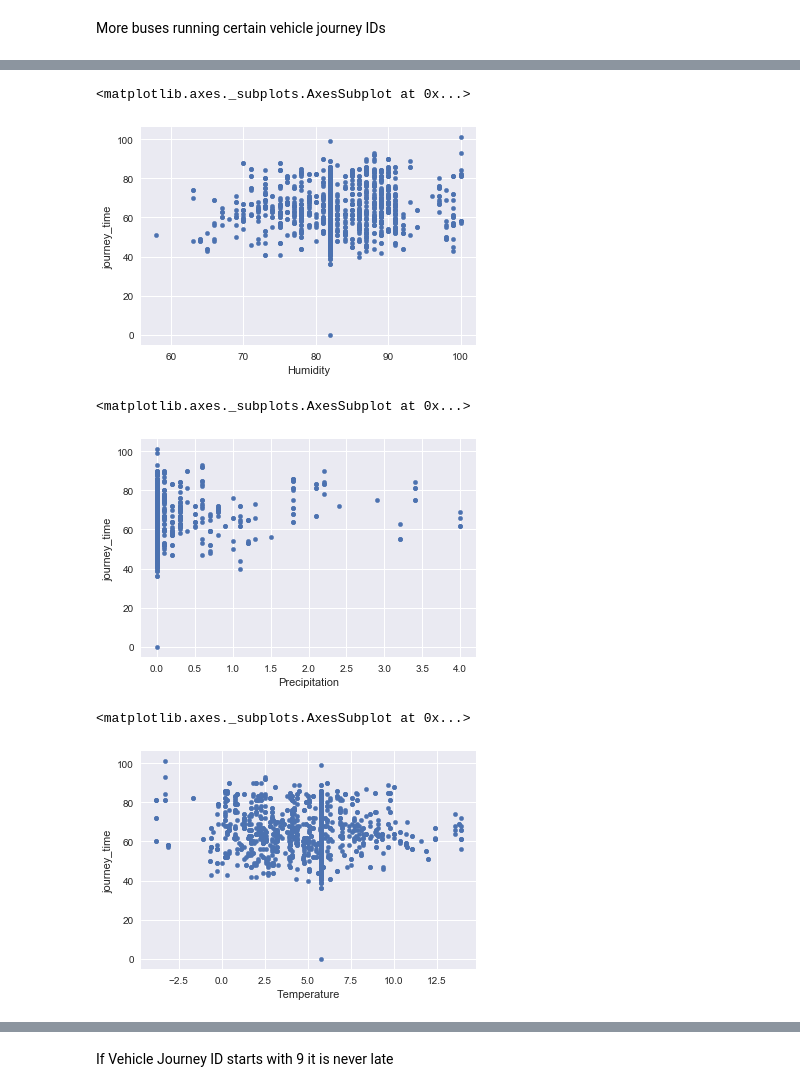
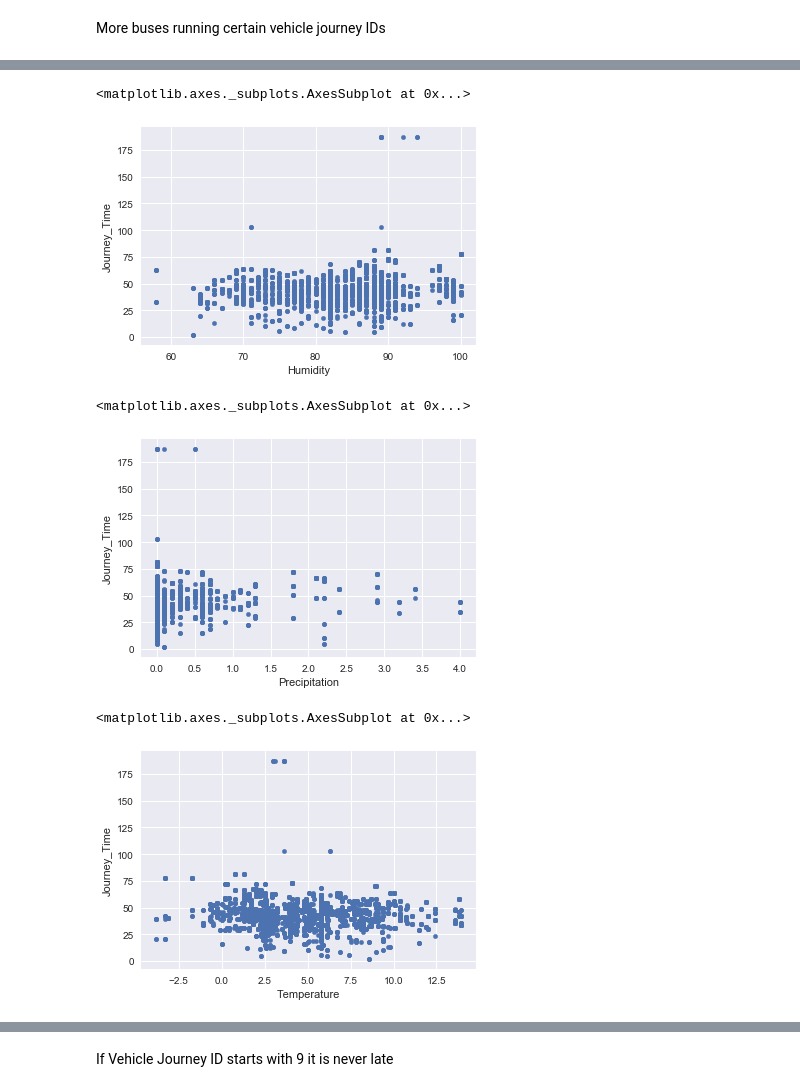
Before and after one commit to andrew-ocallaghan-ie/The11thHour, a Jupyter notebook: DublinBusApp/data_analytics/bus_route_4_cleaning-extra-plots.ipynb, the cells around one changed output, grey strips where cells are left out. Saved outputs shown, nothing was run; the diff lists cells and outputs as text; code cells hidden in the pictures.

```diff
--- a/DublinBusApp/data_analytics/bus_route_4_cleaning-extra-plots.ipynb
+++ b/DublinBusApp/data_analytics/bus_route_4_cleaning-extra-plots.ipynb
@@ -22,7 +22,7 @@ from sklearn.externals import joblib
 from statsmodels.formula.api import ols
 
 # Read csv file into a dataframe.
-df = pd.read_csv('csv_data/route4.csv')
+df = pd.read_csv('beta25.csv')
 # %% [markdown]
 # 1.0 Data Cleaning
 # %% [markdown]
@@ -40,5 +40,5 @@ df = df.drop('Direction', axis=1)
 df = df.drop('Unnamed: 0', axis=1)
 df = df.drop('Congestion', axis=1)
 df[df.Journey_Pattern_ID == 'null']
-df = df[df['Journey_Pattern_ID'] != '00040002']
-df = df[df['Journey_Pattern_ID'] != '00041002']
+#df = df[df['Journey_Pattern_ID'] != '00040002']
+#df = df[df['Journey_Pattern_ID'] != '00041002']
@@ -430,18 +330,18 @@ Warnings:
 # %%
-df.plot(kind = 'scatter', y='journey_time', x='Humidity')
+df.plot(kind = 'scatter', y='Journey_Time', x='Humidity')
 # %% [output]
 <matplotlib.axes._subplots.AxesSubplot at 0x...>
-[figure, old version]
+[figure, new version]
 # %%
-df.plot(kind = 'scatter', y='journey_time', x='Precipitation')
+df.plot(kind = 'scatter', y='Journey_Time', x='Precipitation')
 # %% [output]
 <matplotlib.axes._subplots.AxesSubplot at 0x...>
-[figure, old version]
+[figure, new version]
 # %%
-df.plot(kind = 'scatter', y='journey_time', x='Temperature')
+df.plot(kind = 'scatter', y='Journey_Time', x='Temperature')
 # %% [output]
 <matplotlib.axes._subplots.AxesSubplot at 0x...>
-[figure, old version]
+[figure, new version]
 # %%
 df_check_journey_ID = df.loc[df['mins_late'] > 1]
 df_check_journey_ID = df_check_journey_ID[['late','Vehicle_Journey_ID']]
```
Also changed, not shown: parts of 30 cells of this notebook, 19 other files.
